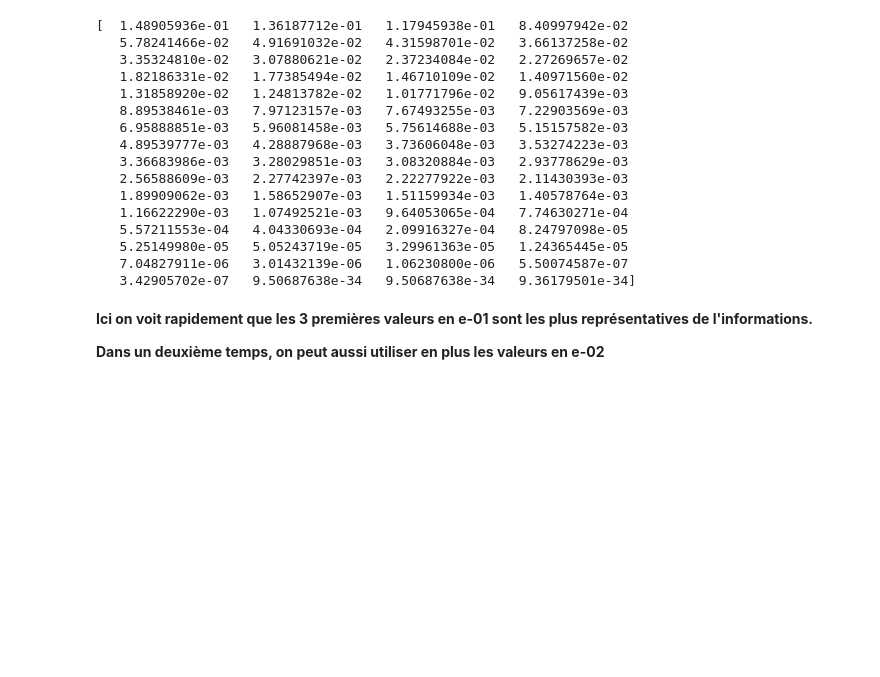
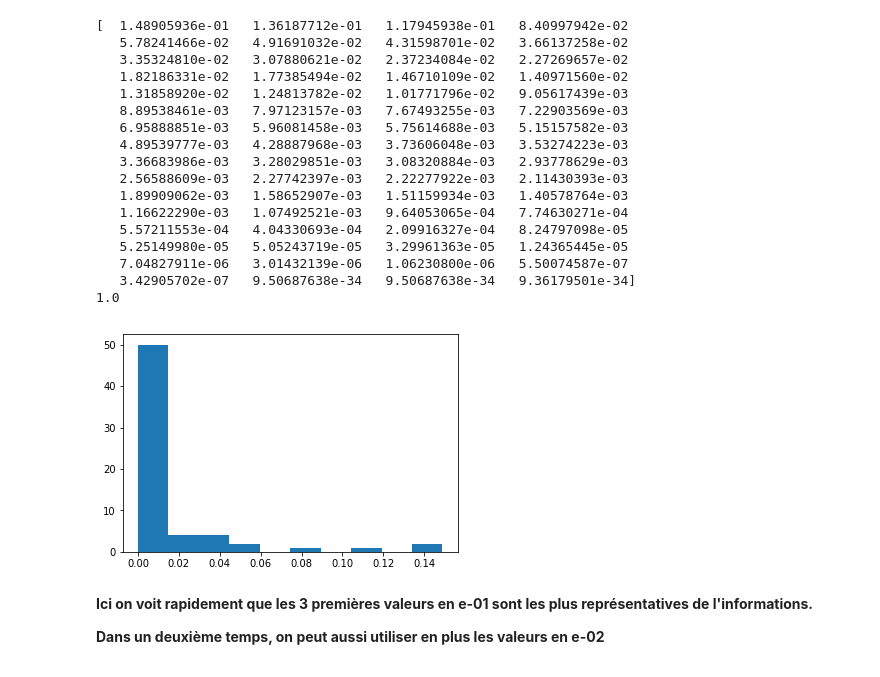
Before and after one commit to MadDoxXimba/projetEntrepot, a Jupyter notebook: NotebookVal.ipynb, the cells around one changed output. Saved outputs shown, nothing was run; the diff lists cells and outputs as text; code cells hidden in the pictures; blank space fills up the shorter version.

```diff
--- a/NotebookVal.ipynb
+++ b/NotebookVal.ipynb
@@ -55,25 +55,32 @@ pca = PCA()
 # Estimation, calcul des composantes principales
 C = pca.fit(X).transform(X)
 # Décroissance de la variance expliquée
-# %%
-print(pca.explained_variance_ratio_)
-# %% [output]
-[  1.48905936e-01   1.36187712e-01   1.17945938e-01   8.40997942e-02
-   5.78241466e-02   4.91691032e-02   4.31598701e-02   3.66137258e-02
-   3.35324810e-02   3.07880621e-02   2.37234084e-02   2.27269657e-02
-   1.82186331e-02   1.77385494e-02   1.46710109e-02   1.40971560e-02
-   1.31858920e-02   1.24813782e-02   1.01771796e-02   9.05617439e-03
-   8.89538461e-03   7.97123157e-03   7.67493255e-03   7.22903569e-03
-   6.95888851e-03   5.96081458e-03   5.75614688e-03   5.15157582e-03
-   4.89539777e-03   4.28887968e-03   3.73606048e-03   3.53274223e-03
-   3.36683986e-03   3.28029851e-03   3.08320884e-03   2.93778629e-03
-   2.56588609e-03   2.27742397e-03   2.22277922e-03   2.11430393e-03
-   1.89909062e-03   1.58652907e-03   1.51159934e-03   1.40578764e-03
-   1.16622290e-03   1.07492521e-03   9.64053065e-04   7.74630271e-04
-   5.57211553e-04   4.04330693e-04   2.09916327e-04   8.24797098e-05
-   5.25149980e-05   5.05243719e-05   3.29961363e-05   1.24365445e-05
-   7.04827911e-06   3.01432139e-06   1.06230800e-06   5.50074587e-07
-   3.42905702e-07   9.50687638e-34   9.50687638e-34   9.36179501e-34]
+# %%
+print(pca.explained_variance_ratio_)
+plt.hist(pca.explained_variance_ratio_)
+somme = 0
+for i in range (0, len(pca.explained_variance_ratio_)):
+    somme = somme + pca.explained_variance_ratio_[i]
+print(somme)
+# %% [output]
+[  1.48905936e-01   1.36187712e-01   1.17945938e-01   8.40997942e-02
+   5.78241466e-02   4.91691032e-02   4.31598701e-02   3.66137258e-02
+   3.35324810e-02   3.07880621e-02   2.37234084e-02   2.27269657e-02
+   1.82186331e-02   1.77385494e-02   1.46710109e-02   1.40971560e-02
+   1.31858920e-02   1.24813782e-02   1.01771796e-02   9.05617439e-03
+   8.89538461e-03   7.97123157e-03   7.67493255e-03   7.22903569e-03
+   6.95888851e-03   5.96081458e-03   5.75614688e-03   5.15157582e-03
+   4.89539777e-03   4.28887968e-03   3.73606048e-03   3.53274223e-03
+   3.36683986e-03   3.28029851e-03   3.08320884e-03   2.93778629e-03
+   2.56588609e-03   2.27742397e-03   2.22277922e-03   2.11430393e-03
+   1.89909062e-03   1.58652907e-03   1.51159934e-03   1.40578764e-03
+   1.16622290e-03   1.07492521e-03   9.64053065e-04   7.74630271e-04
+   5.57211553e-04   4.04330693e-04   2.09916327e-04   8.24797098e-05
+   5.25149980e-05   5.05243719e-05   3.29961363e-05   1.24365445e-05
+   7.04827911e-06   3.01432139e-06   1.06230800e-06   5.50074587e-07
+   3.42905702e-07   9.50687638e-34   9.50687638e-34   9.36179501e-34]
+1.0
+[figure, added]
 # %% [markdown]
 <Strong>
 <p>Ici on voit rapidement que les 3 premières valeurs en e-01 sont les plus représentatives de l'informations.</p>
```
Also changed, not shown: parts of 2 cells of this notebook, 1 other file.
